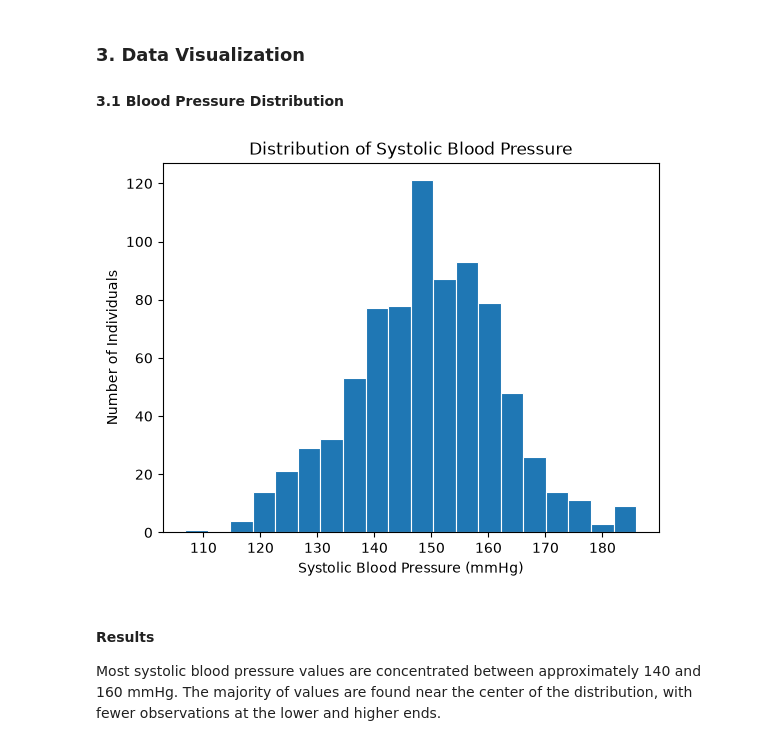
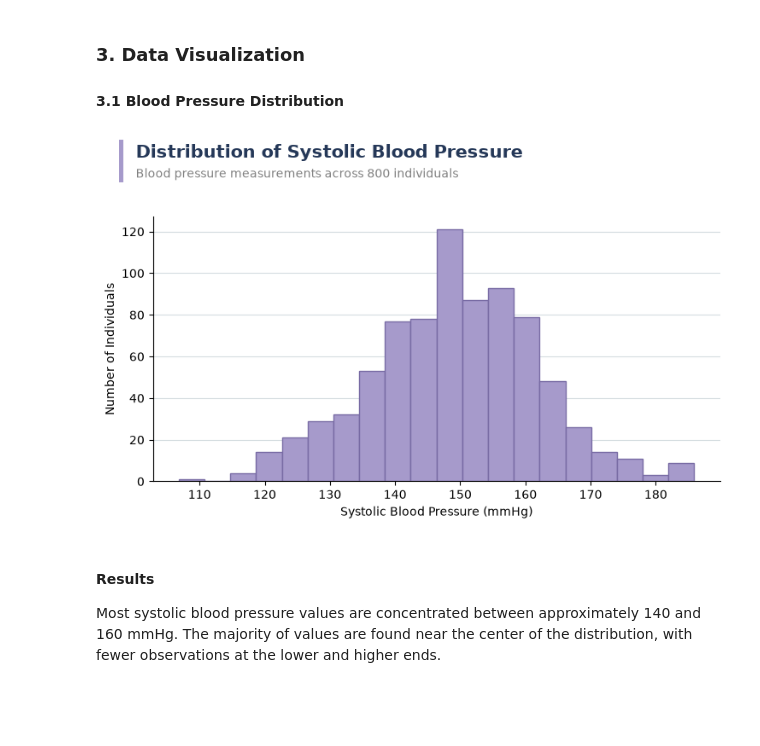
Before and after one commit to MegansCreativeLabs/health_study, a Jupyter notebook: notebooks/health_study_analysis.ipynb, the cells around one changed output. Drawn from its saved outputs; the diff is of its cells as text; code cells hidden in the pictures; blank space fills up the shorter version.

Commit message:
Polish visualizations and complete descriptive analysis

```diff
--- a/notebooks/health_study_analysis.ipynb
+++ b/notebooks/health_study_analysis.ipynb
@@ -69,17 +69,74 @@ The mean and median values are relatively close across the selected variables. A
 
 #### 3.1 Blood Pressure Distribution
 # %%
-fig, ax = plt.subplots()
+from matplotlib.patches import Rectangle
 
-ax.hist(df["systolic_bp"], bins=20, edgecolor="white", linewidth=0.8)
+fig, ax = plt.subplots(figsize=(8, 5))
 
-ax.set_title("Distribution of Systolic Blood Pressure")
+# Skapar histogrammet med lavendelfärgade staplar
+ax.hist(
+    df["systolic_bp"],
+    bins=20,
+    color="#A69ACB",
+    edgecolor="#786BA4",
+    linewidth=1
+)
+
+# Lämnar plats ovanför diagrammet för rubrikerna
+fig.subplots_adjust(top=0.76, left=0.13, right=0.96, bottom=0.14)
+
+# Lägger till en lavendelfärgad accentlinje
+accent = Rectangle(
+    (0.08, 0.84),
+    0.007,
+    0.10,
+    transform=fig.transFigure,
+    facecolor="#A69ACB",
+    edgecolor="none"
+)
+fig.add_artist(accent)
+
+# Huvudrubrik
+fig.text(
+    0.105, 0.91,
+    "Distribution of Systolic Blood Pressure",
+    fontsize=15,
+    fontweight="bold",
+    color="#253858",
+    ha="left",
+    va="center"
+)
+
+# Underrubrik
+fig.text(
+    0.105, 0.86,
+    f"Blood pressure measurements across {len(df)} individuals",
+    fontsize=10,
+    color="gray",
+    ha="left",
+    va="center"
+)
+
+# Axelrubriker
 ax.set_xlabel("Systolic Blood Pressure (mmHg)")
 ax.set_ylabel("Number of Individuals")
 
+# Tydliga men diskreta stödlinjer
+ax.grid(
+    axis="y",
+    color="#B8C5CC",
+    alpha=0.6,
+    linewidth=0.8
+)
+ax.set_axisbelow(True)
+
+# Tar bort onödiga kanter
+ax.spines["top"].set_visible(False)
+ax.spines["right"].set_visible(False)
+
 plt.show()
 # %% [output]
-[figure, old version]
+[figure, new version]
 # %% [markdown]
 #### Results
 
```
Also changed, not shown: parts of 4 cells of this notebook.
